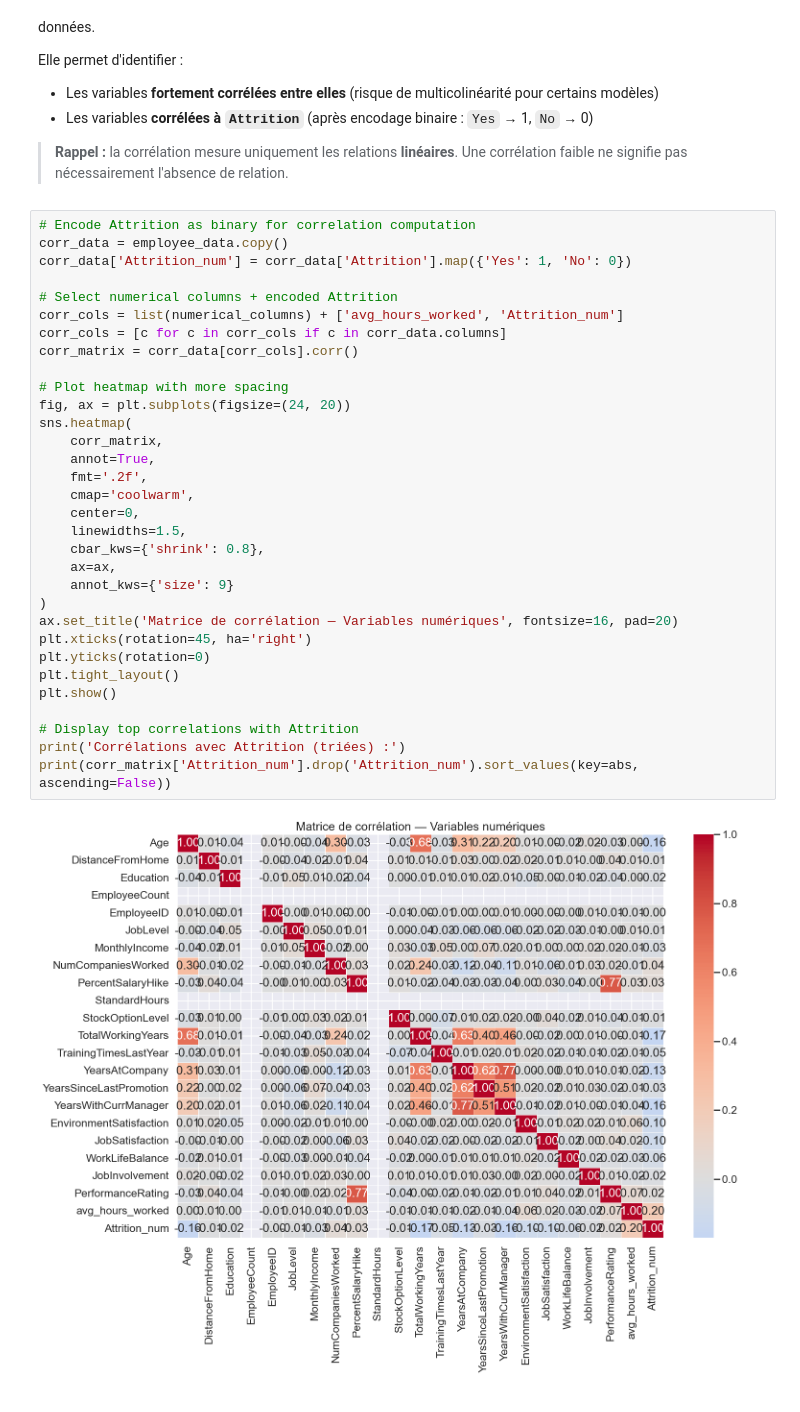
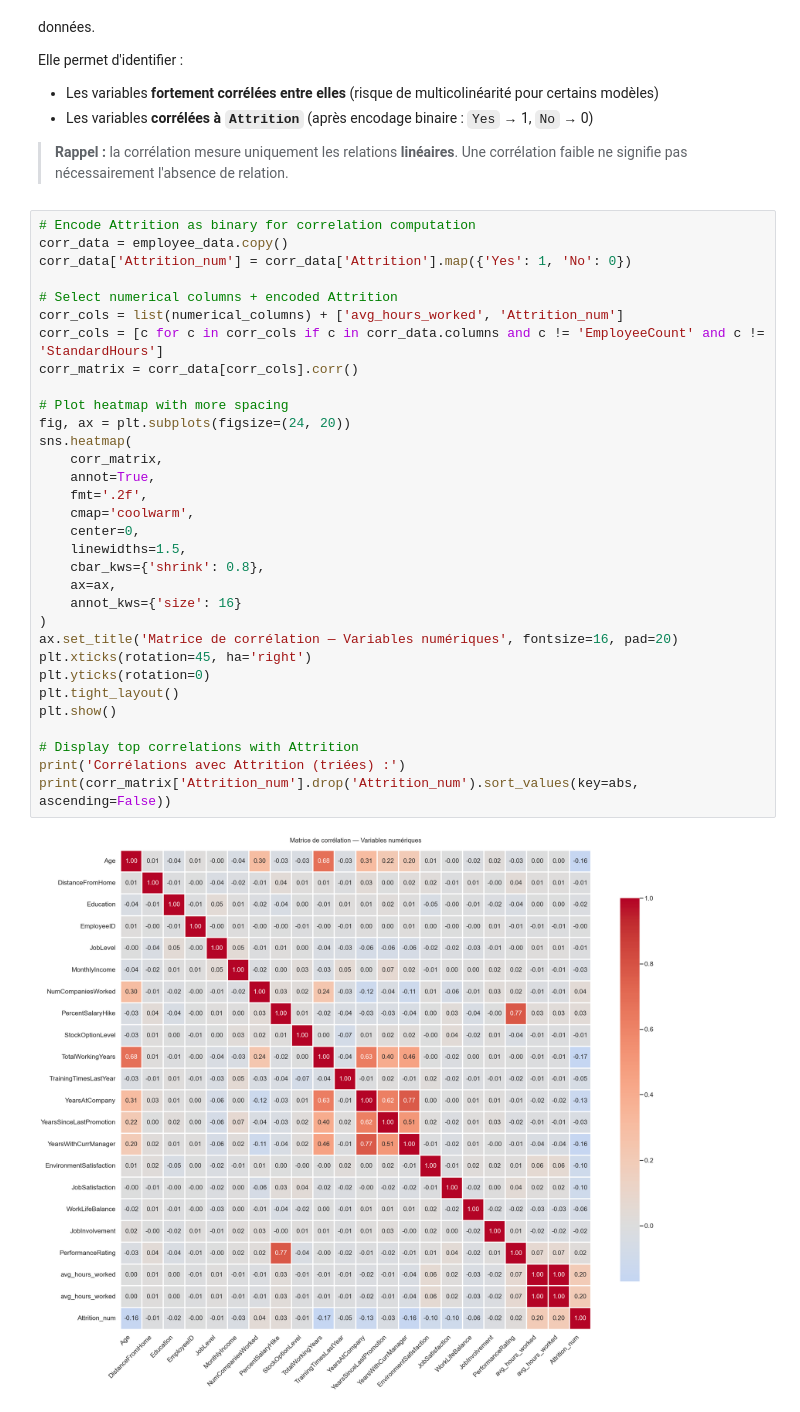
Before and after one commit to Raikuji/Cesi_Machine_Learning, a Jupyter notebook: projet_ia.ipynb, the cells around one changed output. Cells and saved outputs as stored; diff of their text form.

```diff
--- a/projet_ia.ipynb
+++ b/projet_ia.ipynb
@@ -282,34 +280,34 @@ Elle permet d'identifier :
 # Encode Attrition as binary for correlation computation
 corr_data = employee_data.copy()
 corr_data['Attrition_num'] = corr_data['Attrition'].map({'Yes': 1, 'No': 0})
 
 # Select numerical columns + encoded Attrition
 corr_cols = list(numerical_columns) + ['avg_hours_worked', 'Attrition_num']
-corr_cols = [c for c in corr_cols if c in corr_data.columns]
+corr_cols = [c for c in corr_cols if c in corr_data.columns and c != 'EmployeeCount' and c != 'StandardHours']
 corr_matrix = corr_data[corr_cols].corr()
 
 # Plot heatmap with more spacing
 fig, ax = plt.subplots(figsize=(24, 20))
 sns.heatmap(
     corr_matrix,
     annot=True,
     fmt='.2f',
     cmap='coolwarm',
     center=0,
     linewidths=1.5,
     cbar_kws={'shrink': 0.8},
     ax=ax,
-    annot_kws={'size': 9}
+    annot_kws={'size': 16}
 )
 ax.set_title('Matrice de corrélation — Variables numériques', fontsize=16, pad=20)
 plt.xticks(rotation=45, ha='right')
 plt.yticks(rotation=0)
 plt.tight_layout()
 plt.show()
 
 # Display top correlations with Attrition
 print('Corrélations avec Attrition (triées) :')
 print(corr_matrix['Attrition_num'].drop('Attrition_num').sort_values(key=abs, ascending=False))
 # %% [output]
-[figure, old version]
+[figure, new version]
 Corrélations avec Attrition (triées) :
```
Also changed, not shown: parts of 10 cells of this notebook.
